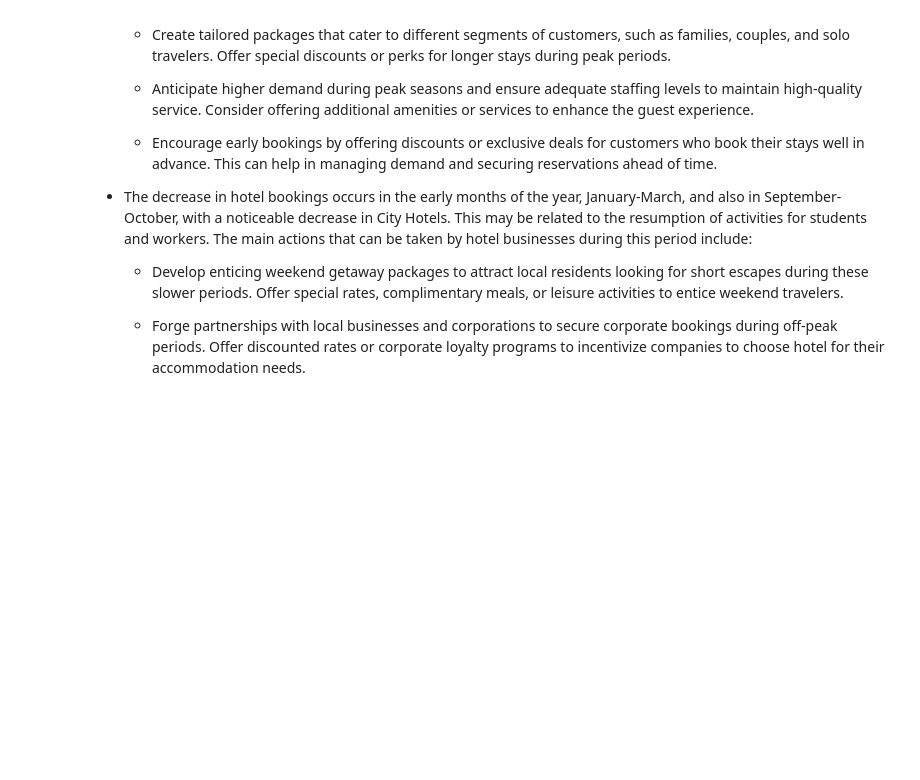
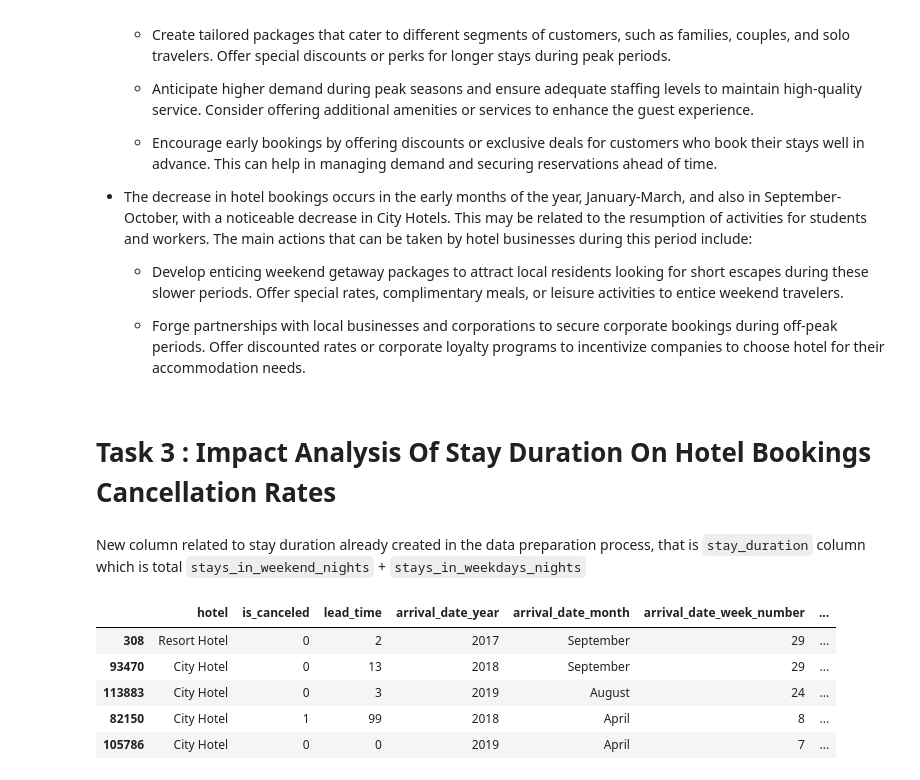
Before and after one commit to mcikalmerdeka/Investigate-Hotel-Business-Using-Data-Visualization, a Jupyter notebook: Task 1/Task_1_Data_Preprocessing.ipynb, the cells around one changed output. Cells and saved outputs as stored; diff of their text form; code cells hidden in the pictures; blank space fills up the shorter version.

```diff
--- a/Task 1/Task_1_Data_Preprocessing.ipynb
+++ b/Task 1/Task_1_Data_Preprocessing.ipynb
@@ -737,3 +737,17 @@ plt.tight_layout()
     - Develop enticing weekend getaway packages to attract local residents looking for short escapes during these slower periods. Offer special rates, complimentary meals, or leisure activities to entice weekend travelers.
 
     - Forge partnerships with local businesses and corporations to secure corporate bookings during off-peak periods. Offer discounted rates or corporate loyalty programs to incentivize companies to choose hotel for their accommodation needs.
+# %% [markdown]
+# **Task 3 : Impact Analysis Of Stay Duration On Hotel Bookings Cancellation Rates**
+# %% [markdown]
+New column related to stay duration already created in the data preparation process, that is `stay_duration` column which is total `stays_in_weekend_nights` + `stays_in_weekdays_nights`
+# %%
+df_task_3 = df_final.copy()
+df_task_3.sample(5)
+# %% [output]
+|  | hotel | is_canceled | lead_time | arrival_date_year | arrival_date_month | arrival_date_week_number | ... |
+| 308 | Resort Hotel | 0 | 2 | 2017 | September | 29 | ... |
+| 93470 | City Hotel | 0 | 13 | 2018 | September | 29 | ... |
+| 113883 | City Hotel | 0 | 3 | 2019 | August | 24 | ... |
+| 82150 | City Hotel | 1 | 99 | 2018 | April | 8 | ... |
+| 105786 | City Hotel | 0 | 0 | 2019 | April | 7 | ... |
```
Also changed, not shown: parts of 10 cells of this notebook, 2 other files.
